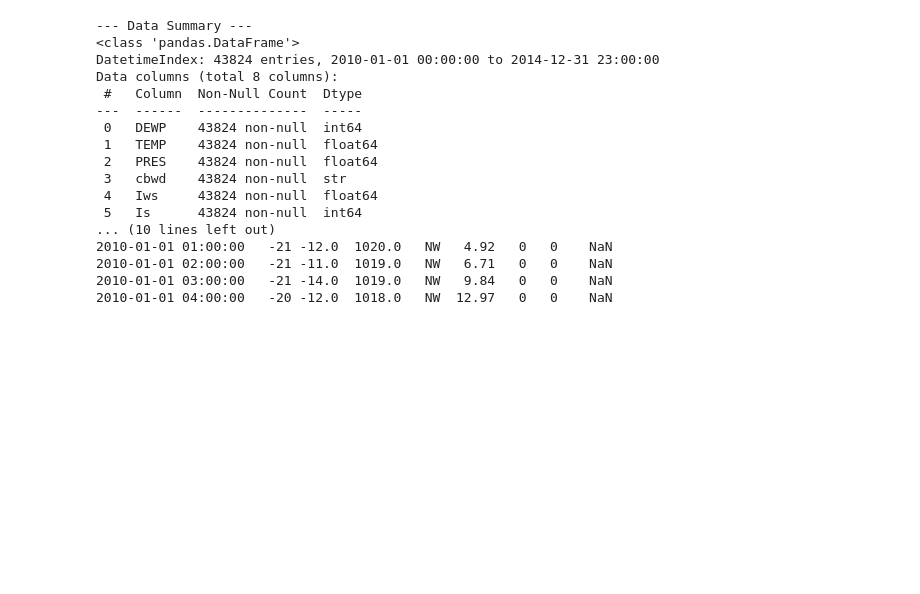
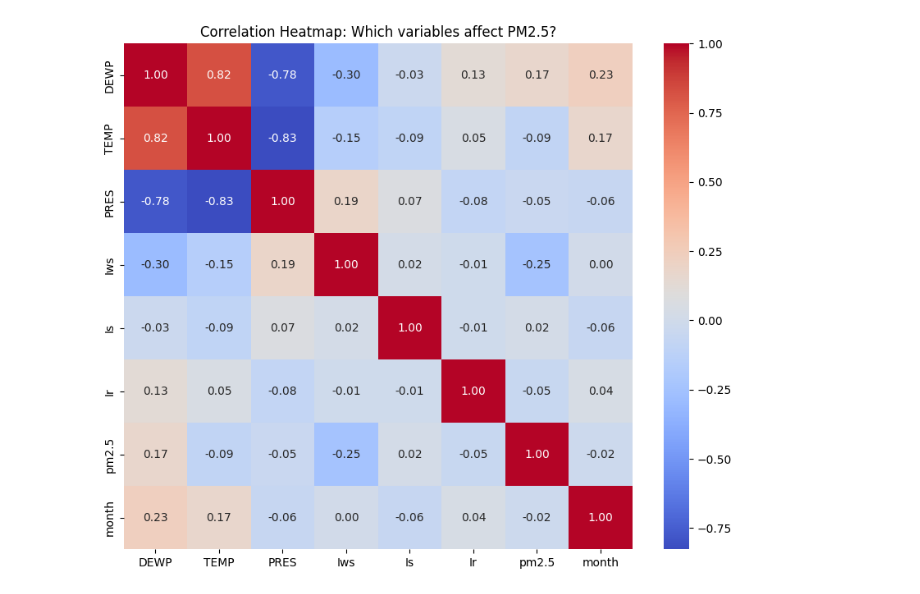
Before and after one commit to Nethphorn/air-quality-index-forecast, a Jupyter notebook: src/data.ipynb, the cells around one changed output. Drawn from its saved outputs; the diff is of its cells as text; code cells hidden in the pictures; blank space fills up the shorter version.

```diff
--- a/src/data.ipynb
+++ b/src/data.ipynb
@@ -32,32 +17,10 @@ print(beijing_pm2_5.variables)
 # %%
-import pandas as pd
+plt.figure(figsize=(10, 8))
+# Tells pandas to only correlate columns that contain numbers
+numeric_df = df.select_dtypes(include="number")
+sns.heatmap(numeric_df.corr(), annot=True, cmap="coolwarm", fmt=".2f")
 
-df = pd.concat([X, y], axis=1)
-df["datetime"] = pd.to_datetime(df[["year", "month", "day", "hour"]])
-df.set_index("datetime", inplace=True)
-df.drop(["year", "month", "day", "hour"], axis=1, inplace=True)
-
-df["pm2.5"] = df["pm2.5"].interpolate(method="linear")
-
-print("--- Data Summary ---")
-print(df.info())
-print("\n--- First 5 Rows ---")
-print(df.head())
+plt.title("Correlation Heatmap: Which variables affect PM2.5?")
+plt.show()
 # %% [output]
---- Data Summary ---
-<class 'pandas.DataFrame'>
-DatetimeIndex: 43824 entries, 2010-01-01 00:00:00 to 2014-12-31 23:00:00
-Data columns (total 8 columns):
- #   Column  Non-Null Count  Dtype
----  ------  --------------  -----
- 0   DEWP    43824 non-null  int64
- 1   TEMP    43824 non-null  float64
- 2   PRES    43824 non-null  float64
- 3   cbwd    43824 non-null  str
- 4   Iws     43824 non-null  float64
- 5   Is      43824 non-null  int64
-... (10 lines left out)
-2010-01-01 01:00:00   -21 -12.0  1020.0   NW   4.92   0   0    NaN
-2010-01-01 02:00:00   -21 -11.0  1019.0   NW   6.71   0   0    NaN
-2010-01-01 03:00:00   -21 -14.0  1019.0   NW   9.84   0   0    NaN
-2010-01-01 04:00:00   -20 -12.0  1018.0   NW  12.97   0   0    NaN
+[figure, added]
```
Also changed, not shown: parts of 2 cells of this notebook, 3 other files.
